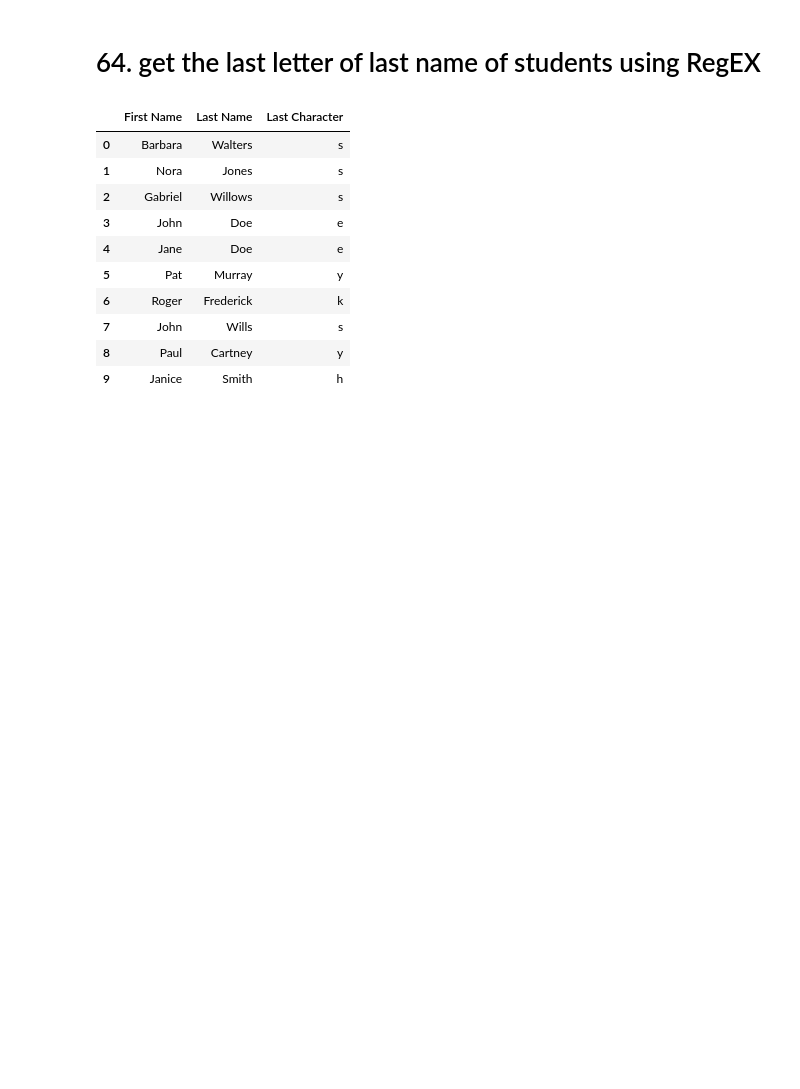
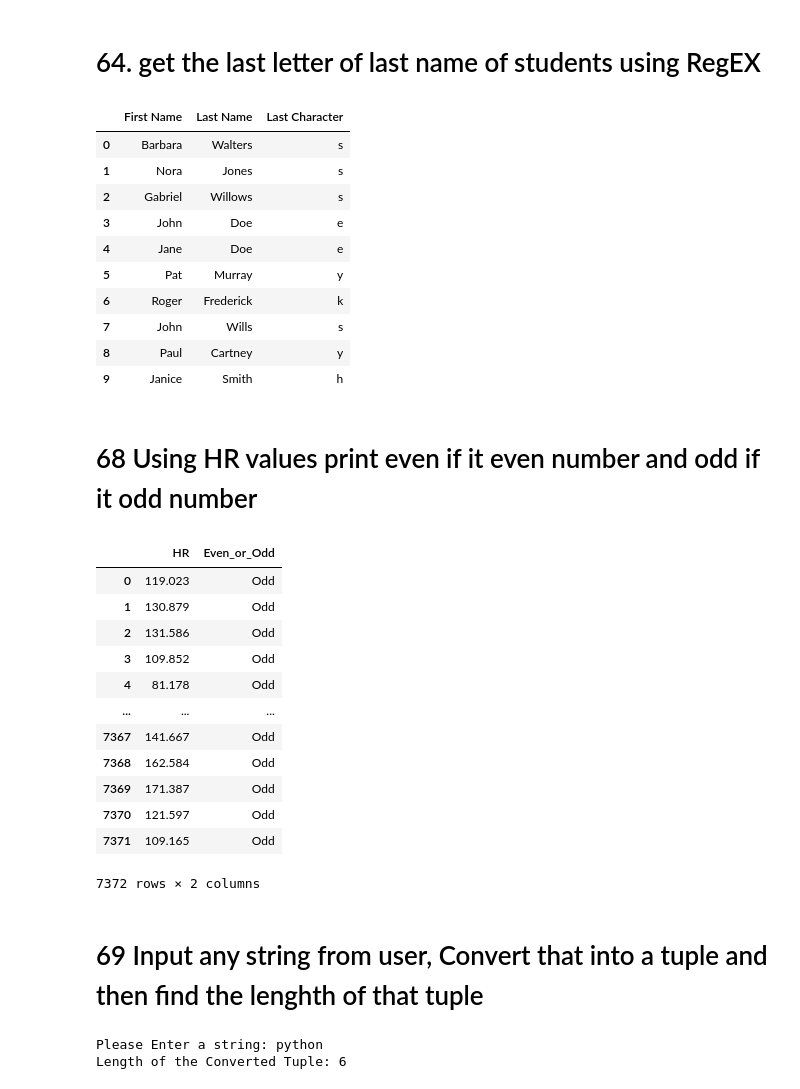
Before and after one commit to PHTeam7/Team7_TinyCoders_PythonHackathon_Dec, a Jupyter notebook: Team7_TinyCoders_Main80Questions.ipynb, the cells around one changed output. Saved outputs shown, nothing was run; the diff lists cells and outputs as text; code cells hidden in the pictures; blank space fills up the shorter version.

```diff
--- a/Team7_TinyCoders_Main80Questions.ipynb
+++ b/Team7_TinyCoders_Main80Questions.ipynb
@@ -459,0 +457,30 @@ length_tuple = len(tuple(enter_string))
+# %% [markdown]
+# 68 Using HR values print even if it even number and odd if it odd number
+# %%
+df_cleaned_hr = df_hr.dropna(subset=['HR'])
+df_hr_copy=df_cleaned_hr[['HR']].copy()#.round()
+df_hr_copy['Even_or_Odd'] = (df_hr_copy['HR'] % 2).apply(lambda i: 'Even' if i == 0 else 'Odd')
+df_hr_copy
+# %% [output]
+|  | HR | Even_or_Odd |
+| 0 | 119.023 | Odd |
+| 1 | 130.879 | Odd |
+| 2 | 131.586 | Odd |
+| 3 | 109.852 | Odd |
+| 4 | 81.178 | Odd |
+| ... | ... | ... |
+| 7367 | 141.667 | Odd |
+| 7368 | 162.584 | Odd |
+| 7369 | 171.387 | Odd |
+| 7370 | 121.597 | Odd |
+| 7371 | 109.165 | Odd |
+7372 rows × 2 columns
+# %% [markdown]
+# 69 Input any string from user, Convert that into a tuple and then find the lenghth of that tuple
+# %%
+enter_string = input("Please Enter a string: ")
+length_tuple = len(tuple(enter_string))
+print("Length of the Converted Tuple:", length_tuple)
+# %% [output]
+Please Enter a string: python
+Length of the Converted Tuple: 6
```
Also changed, not shown: parts of 6 cells of this notebook.
